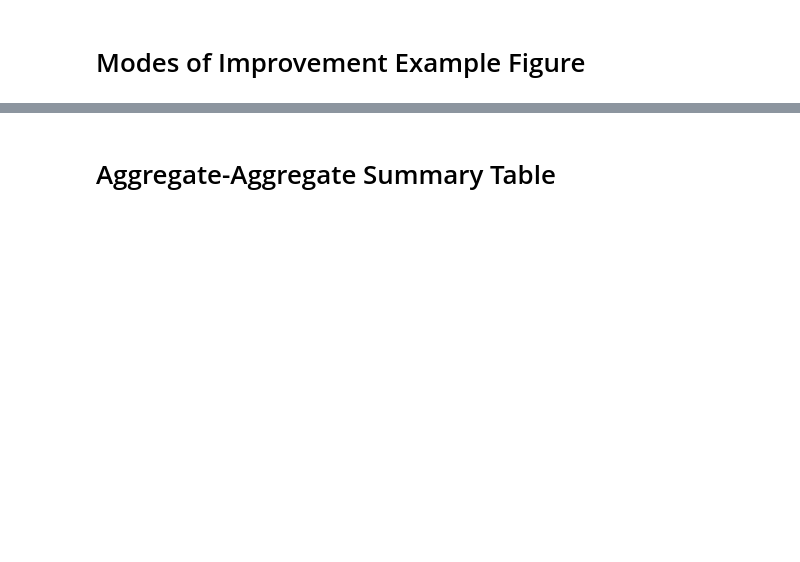
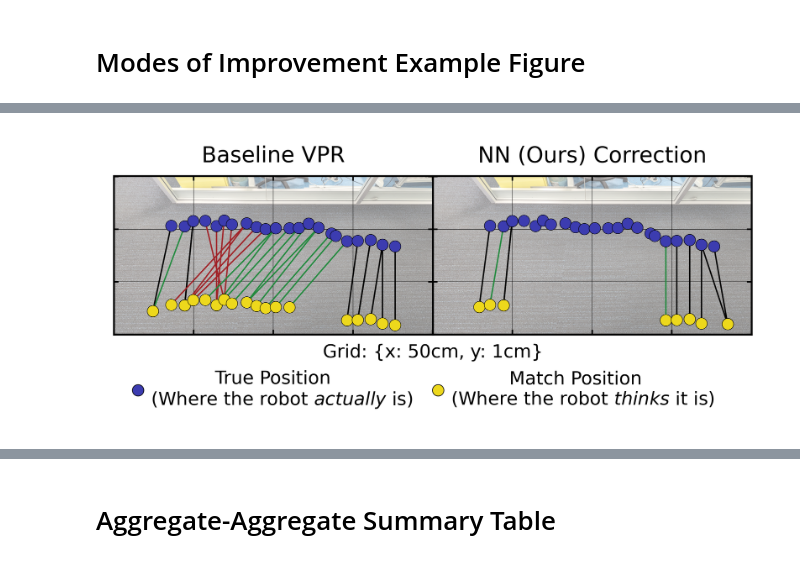
Before and after one commit to QVPR/aarapsiproject, a Jupyter notebook: Paper1_Improv_VPR_RobotNav_Verif_Loc_Est/Experiment_2_NN_Offline_Complete.ipynb, the cells around one changed output, grey strips where cells are left out. Saved outputs shown, nothing was run; the diff lists cells and outputs as text; code cells hidden in the pictures; blank space fills up the shorter version.

```diff
--- a/Paper1_Improv_VPR_RobotNav_Verif_Loc_Est/Experiment_2_NN_Offline_Complete.ipynb
+++ b/Paper1_Improv_VPR_RobotNav_Verif_Loc_Est/Experiment_2_NN_Offline_Complete.ipynb
@@ -454,0 +519,16 @@ df_features_fusion.keys()
+# %%
+for feat in DF_GENERAL.DESCRIPTOR_TYPES:
+    for env, cond in product(['Office', 'Campus', 'Aggregate'], ['Normal', 'Adverse']):
+        if (env == 'Aggregate'):
+            if (cond == 'Adverse'): break
+            else: set_name = env
+        else:
+            set_name = env + '\n' + cond
+
+        if not (set_name == 'Aggregate'):
+            df__ = df_[(df_['set'] == set_name) & (df_['vprfeaturetype']==feat.name)]
+        else:
+            df__ = df_[(df_['vprfeaturetype']==feat.name)]
+        print(feat.name, [env], [cond], [set_name], df__.empty)
+print(df_['set'].unique())
+print(df_['vprfeaturetype'].unique())
@@ -649,15 +762,15 @@ if True:
 # Modes of Improvement Example Figure
 # %%
 %matplotlib inline
-feature_type = FeatureType.APGEM
+vpr_descriptor = VPRDescriptor.APGEM
 feature_name = "AP-GeM"
 VERBOSE = False
 if True:
     if True: # Dataset Loading
-        df = df_features_fusion[(df_features_fusion['vprfeaturetype']==feature_type.name)]
+        df = df_features_fusion[(df_features_fusion['vprfeaturetype']==vpr_descriptor.name)]
 
-        qry_subset = DF_GENERAL.TEST_QRY_SUBSETS[feature_type.name]
-        ref_subset = DF_GENERAL.TEST_REF_SUBSETS[feature_type.name]
+        qry_subset = DF_GENERAL.TEST_QRY_SUBSETS[vpr_descriptor.name]
+        ref_subset = DF_GENERAL.TEST_REF_SUBSETS[vpr_descriptor.name]
 
         dataset_params = {"combos": DF_GENERAL.VPR.COMBOS, "vpr_dp": GENERAL.VPR_DP,
                         "try_gen": True, "verbose": VERBOSE}
@@ -709,30 +822,30 @@ if True:
                 vpr_data = df[(df['mode']=='vpr') & (df['set']==_set)]
                 prd_data = df[(df['mode']=='prd') & (df['set']==_set)]
 
-                _qry_wo_odom    = np.stack([_qry['px'][:,1], _qry['py'][:,1], _qry['pw'][:,1]], axis=1)
-                _ref_gt_odom    = np.stack([_ref['px'],      _ref['py'],      _ref['pw']],      axis=1)
+                _qry_wo    = _qry.pxyw_of(topic_name=DF_GENERAL.VPR.ENC_TOPIC)
+                _ref_gt    = _ref.pxyw_of(topic_name=DF_GENERAL.VPR.ODOM_TOPIC)
 
-                qry_wo_sum, qry_wo_len  = calc_path_stats(_qry_wo_odom[:,0:2])
-                ref_gt_sum              = calc_path_stats(_ref_gt_odom)[0]
+                qry_wo_sum, qry_wo_len  = calc_path_stats(_qry_wo[:,0:2])
+                ref_gt_sum              = calc_path_stats(_ref_gt)[0]
                 dd_ind_min              = np.argmin(abs(np.array(qry_wo_sum) - 1.5)) + 1
-                dd_ind_max              = len(_qry_wo_odom)
+                dd_ind_max              = len(_qry_wo)
 
                 _max    = np.min([_min + _num, dd_ind_max-dd_ind_min])
                 _step   = 2
                 _slice  = slice(_min,_max, _step)
                 dd      = slice(dd_ind_min, dd_ind_max+1)
 
-                match_vpr   = np.array([[_ref['p'+j][i] for j in 'xy']
+                match_vpr   = np.array([_ref_gt[i,0:2].flatten().tolist() \
                                         for i in vpr_data['hist_match_index']])[_slice]
-                match_prd   = np.array([[_ref['p'+j][i] for j in 'xy'] if not np.isnan(i) else [np.nan]*2
+                match_prd   = np.array([_ref_gt[i,0:2].flatten().tolist() if not np.isnan(i) else [np.nan]*2
                                         for i in prd_data['hist_match_index']])[_slice]
-                true_vpr    = np.array([[_ref['p'+j][i] for j in 'xy']
+                true_vpr    = np.array([_ref_gt[i,0:2].flatten().tolist()
                                         for i in vpr_data['hist_truth_index']])[_slice]
-                true_prd    = np.array([[_ref['p'+j][i] for j in 'xy'] if not np.isnan(i) else [np.nan]*2
+                true_prd    = np.array([_ref_gt[i,0:2].flatten().tolist() if not np.isnan(i) else [np.nan]*2
                                         for i in prd_data['hist_truth_index']])[_slice]
                 assert len(true_vpr) == len(match_vpr)
                 assert len(true_prd) == len(match_prd)
-                tb = Transform_Builder()
+                tb = TransformBuilder()
                 _H = tb.rotate(0,0,_ang,radians=False).translate(0.0,0,0).get()
 
                 match_vpr = np.stack(apply_homogeneous_transform(_H, match_vpr[:,0], match_vpr[:,1])[0:2], axis=1) + _all_offset
@@ -742,8 +855,6 @@ if True:
 
                 lines_vpr = [[(true_vpr[i,0], true_vpr[i,1]), (match_vpr[i,0], match_vpr[i,1])] for i in range(len(true_vpr))]
                 lines_prd = [[(true_prd[i,0], true_prd[i,1]), (match_prd[i,0], match_prd[i,1])] for i in range(len(true_prd))]
-
-
 
                 axes_5[0].add_collection(LineCollection(lines_vpr, **lines_style, colors=cols))
                 axes_5[0].plot(true_vpr[:,0],   true_vpr[:,1],   markerfacecolor=_true_marker, **_shared_style)
@@ -798,3 +909,4 @@ if True:
     path = GENERAL.DIR_MEDIA + '/exp2_new_along_path_example' #relative to file directory
     fig_5.savefig(path+'.pdf', format='pdf', bbox_extra_artists=(lgnd,), dpi=300, pad_inches=0, bbox_inches='tight')
     fig_5.savefig(path+'.png', format='png', bbox_extra_artists=(lgnd,), dpi=300, pad_inches=0, bbox_inches='tight')
+# %% [output]
@@ -800,0 +930 @@ if True:
+[figure, added]
```
Also changed, not shown: parts of 9 cells of this notebook, 6 other files.
